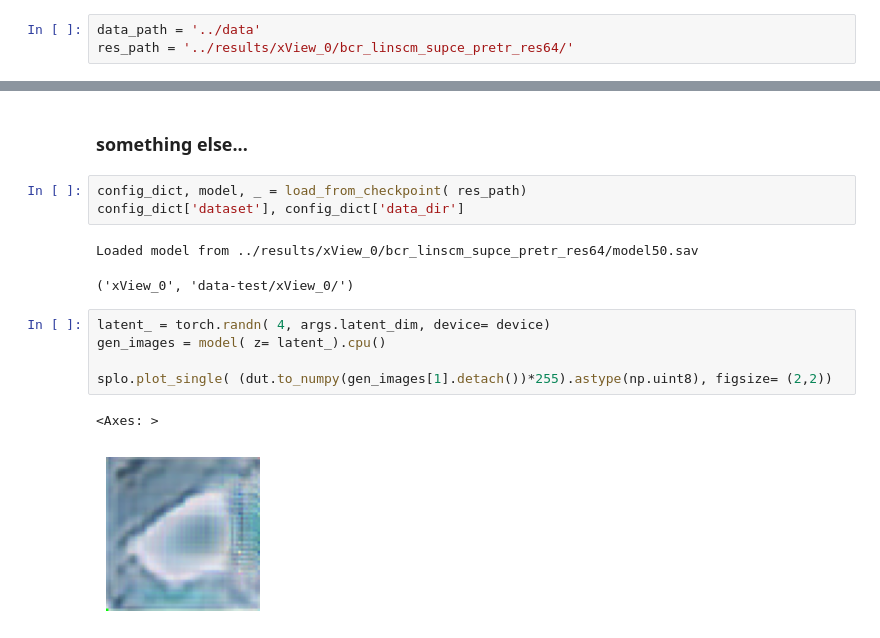
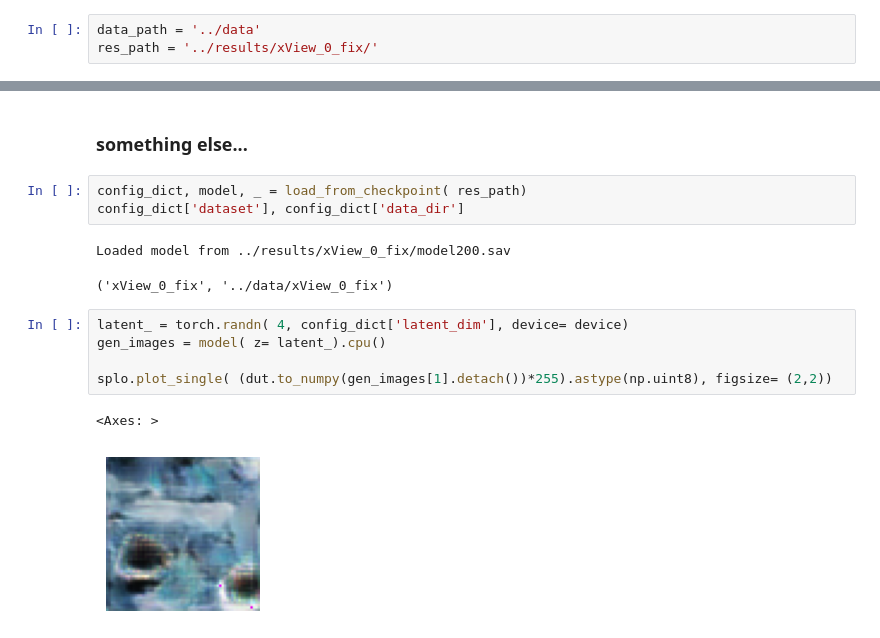
Before and after one commit to dpanas/clear-dear, a Jupyter notebook: notebooks/dp-5-dear-results-0.ipynb, the cells around one changed output, grey strips where cells are left out. Drawn from its saved outputs; the diff is of its cells as text.

Commit message:
change results naming for more experiments

```diff
--- a/notebooks/dp-5-dear-results-0.ipynb
+++ b/notebooks/dp-5-dear-results-0.ipynb
@@ -27,7 +27,7 @@ from src.dear.model import BGM, BigJointDiscriminator
 ## Set up namespace, e.g. point to data
 # %%
 data_path = '../data'
-res_path = '../results/xView_0/bcr_linscm_supce_pretr_res64/'
+res_path = '../results/xView_0_fix/'
 # %%
 to_di = lambda x: dict( [y.split(':') for y in x.split('\t')[-1].split(',')])
 
@@ -167,13 +175,13 @@ df[['enc','dec','disc','sup']].head(40).plot( ax= axs[1])
 config_dict, model, _ = load_from_checkpoint( res_path)
 config_dict['dataset'], config_dict['data_dir']
 # %% [output]
-Loaded model from ../results/xView_0/bcr_linscm_supce_pretr_res64/model50.sav
+Loaded model from ../results/xView_0_fix/model200.sav
-('xView_0', 'data-test/xView_0/')
+('xView_0_fix', '../data/xView_0_fix')
 # %%
-latent_ = torch.randn( 4, args.latent_dim, device= device)
+latent_ = torch.randn( 4, config_dict['latent_dim'], device= device)
 gen_images = model( z= latent_).cpu()
 
 splo.plot_single( (dut.to_numpy(gen_images[1].detach())*255).astype(np.uint8), figsize= (2,2))
 # %% [output]
 <Axes: >
-[figure, old version]
+[figure, new version]
```
Also changed, not shown: parts of 7 cells of this notebook, 1 other file.
